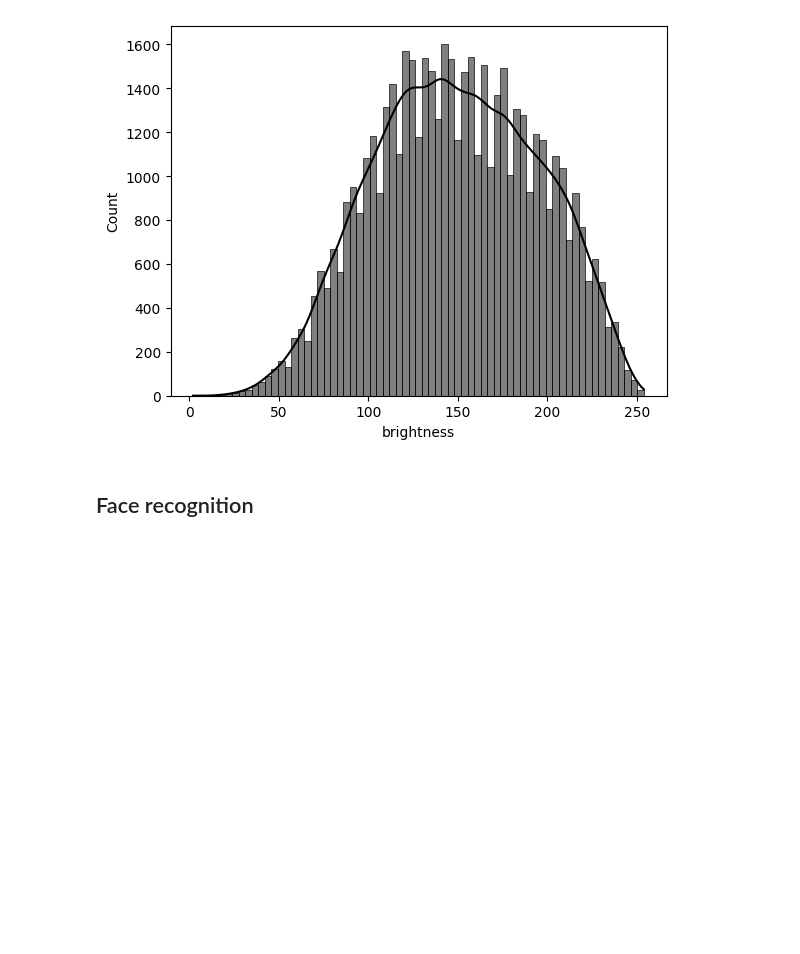
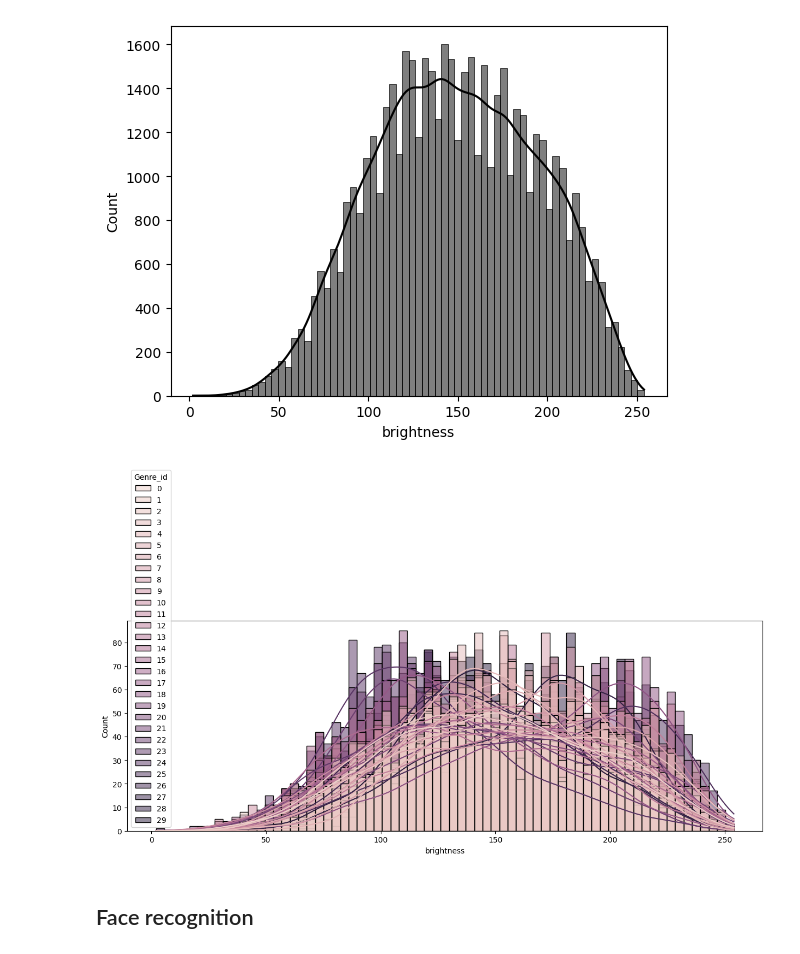
Before and after one commit to NahiaPeschard/wagon_book_cover, a Jupyter notebook: notebooks/nahia_color_extracting.ipynb, the cells around one changed output. Drawn from its saved outputs; the diff is of its cells as text; code cells hidden in the pictures; blank space fills up the shorter version.

Commit message:
Notebook with features extracted from pictures: brightness, face recognition, nb of colors, hls

```diff
--- a/notebooks/nahia_color_extracting.ipynb
+++ b/notebooks/nahia_color_extracting.ipynb
@@ -34,5 +50,5 @@ y_train.head()
 | 3 | 9 | Christian Books & Bibles |
 | 4 | 26 | Sports & Outdoors |
 # %%
-df = X_train.merge(y_train, how='inner', on='Id')
+df_train = X_train.merge(y_train, how='inner', on='Id')
 # %%
@@ -46,7 +62,7 @@ df.head()
 | 3 | 1491522666.jpg | An Amish Gathering: Life in Lanca... | 9 | Christian Books & Bibles |
 | 4 | 0970096410.jpg | City of Rocks Idaho: A Climber's ... | 26 | Sports & Outdoors |
 # %%
-genre_dict = df.set_index('Genre_id')['Genre_name'].to_dict()
+genre_dict = df_train.set_index('Genre_id')['Genre_name'].to_dict()
 # %%
 genre_dict
 # %% [output]
@@ -150,4 +156,6 @@ def brightness(im_file):
    stat = ImageStat.Stat(im)
    r,g,b = stat.rms
    return math.sqrt(0.241*(r**2) + 0.691*(g**2) + 0.068*(b**2))
+# %%
+df_train['brightness'] = df_train['Image_name'].apply(lambda x: int(brightness(f"../raw_data/Images/{x}")))
 # %%
@@ -188,5 +182,10 @@ sns.histplot(df_copy['brightness'], kde=True, color='black');
 # %% [output]
 [figure]
+# %%
+plt.figure(figsize=(15,5))
+sns.histplot(data= df_train, x='brightness', kde=True, hue='Genre_id');
+# %% [output]
+[figure, added]
 # %% [markdown]
 ## Face recognition
 # %%
```
Also changed, not shown: parts of 108 cells of this notebook.
